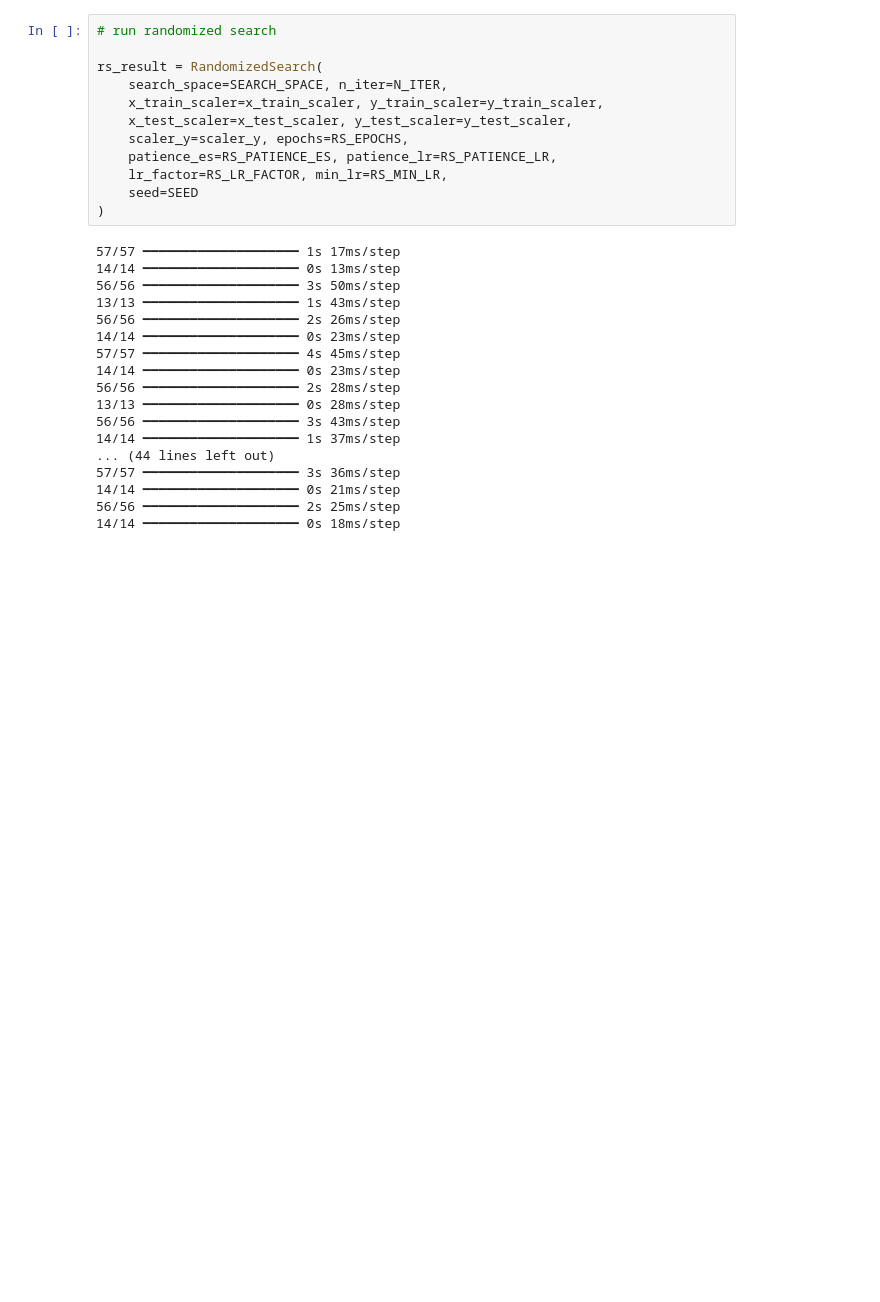
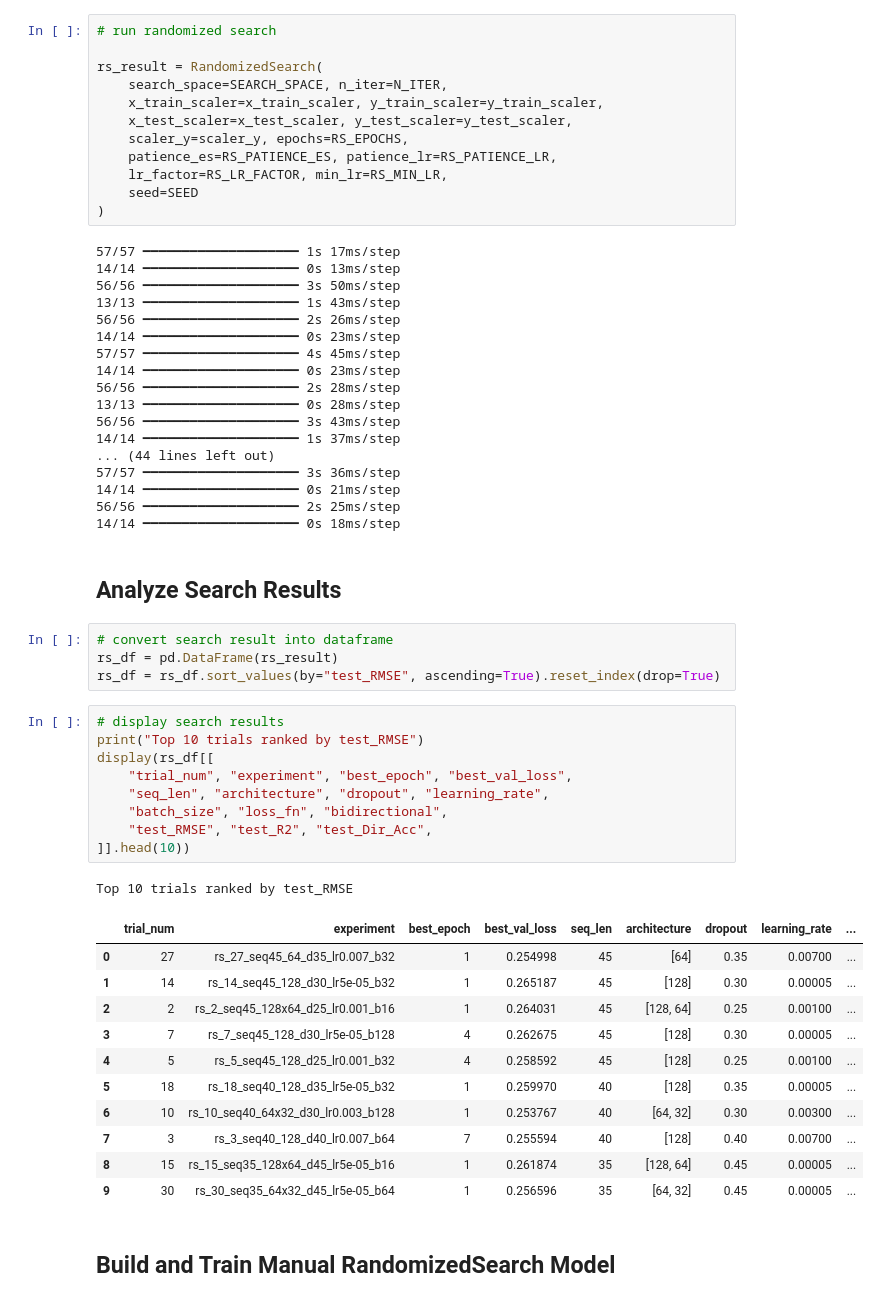
Before and after one commit to tshihab07/gold-price-forecasting, a Jupyter notebook: notebookes/model_LSTM.ipynb, the cells around one changed output. Drawn from its saved outputs; the diff is of its cells as text; blank space fills up the shorter version.

Commit message:
feat(manual-tuning): setup configuration for randomized search with best hyperparameters for final model training

```diff
--- a/notebookes/model_LSTM.ipynb
+++ b/notebookes/model_LSTM.ipynb
@@ -1111,3 +1111,33 @@ rs_result = RandomizedSearch(
 14/14 ━━━━━━━━━━━━━━━━━━━━ 0s 21ms/step
 56/56 ━━━━━━━━━━━━━━━━━━━━ 2s 25ms/step
 14/14 ━━━━━━━━━━━━━━━━━━━━ 0s 18ms/step
+# %% [markdown]
+## Analyze Search Results
+# %%
+# convert search result into dataframe
+rs_df = pd.DataFrame(rs_result)
+rs_df = rs_df.sort_values(by="test_RMSE", ascending=True).reset_index(drop=True)
+# %%
+# display search results
+print("Top 10 trials ranked by test_RMSE")
+display(rs_df[[
+    "trial_num", "experiment", "best_epoch", "best_val_loss",
+    "seq_len", "architecture", "dropout", "learning_rate",
+    "batch_size", "loss_fn", "bidirectional",
+    "test_RMSE", "test_R2", "test_Dir_Acc",
+]].head(10))
+# %% [output]
+Top 10 trials ranked by test_RMSE
+|  | trial_num | experiment | best_epoch | best_val_loss | seq_len | architecture | dropout | learning_rate | ... |
+| 0 | 27 | rs_27_seq45_64_d35_lr0.007_b32 | 1 | 0.254998 | 45 | [64] | 0.35 | 0.00700 | ... |
+| 1 | 14 | rs_14_seq45_128_d30_lr5e-05_b32 | 1 | 0.265187 | 45 | [128] | 0.30 | 0.00005 | ... |
+| 2 | 2 | rs_2_seq45_128x64_d25_lr0.001_b16 | 1 | 0.264031 | 45 | [128, 64] | 0.25 | 0.00100 | ... |
+| 3 | 7 | rs_7_seq45_128_d30_lr5e-05_b128 | 4 | 0.262675 | 45 | [128] | 0.30 | 0.00005 | ... |
+| 4 | 5 | rs_5_seq45_128_d25_lr0.001_b32 | 4 | 0.258592 | 45 | [128] | 0.25 | 0.00100 | ... |
+| 5 | 18 | rs_18_seq40_128_d35_lr5e-05_b32 | 1 | 0.259970 | 40 | [128] | 0.35 | 0.00005 | ... |
+| 6 | 10 | rs_10_seq40_64x32_d30_lr0.003_b128 | 1 | 0.253767 | 40 | [64, 32] | 0.30 | 0.00300 | ... |
+| 7 | 3 | rs_3_seq40_128_d40_lr0.007_b64 | 7 | 0.255594 | 40 | [128] | 0.40 | 0.00700 | ... |
+| 8 | 15 | rs_15_seq35_128x64_d45_lr5e-05_b16 | 1 | 0.261874 | 35 | [128, 64] | 0.45 | 0.00005 | ... |
+| 9 | 30 | rs_30_seq35_64x32_d45_lr5e-05_b64 | 1 | 0.256596 | 35 | [64, 32] | 0.45 | 0.00005 | ... |
+# %% [markdown]
+## Build and Train Manual RandomizedSearch Model
```
Also changed, not shown: parts of 3 cells of this notebook.
